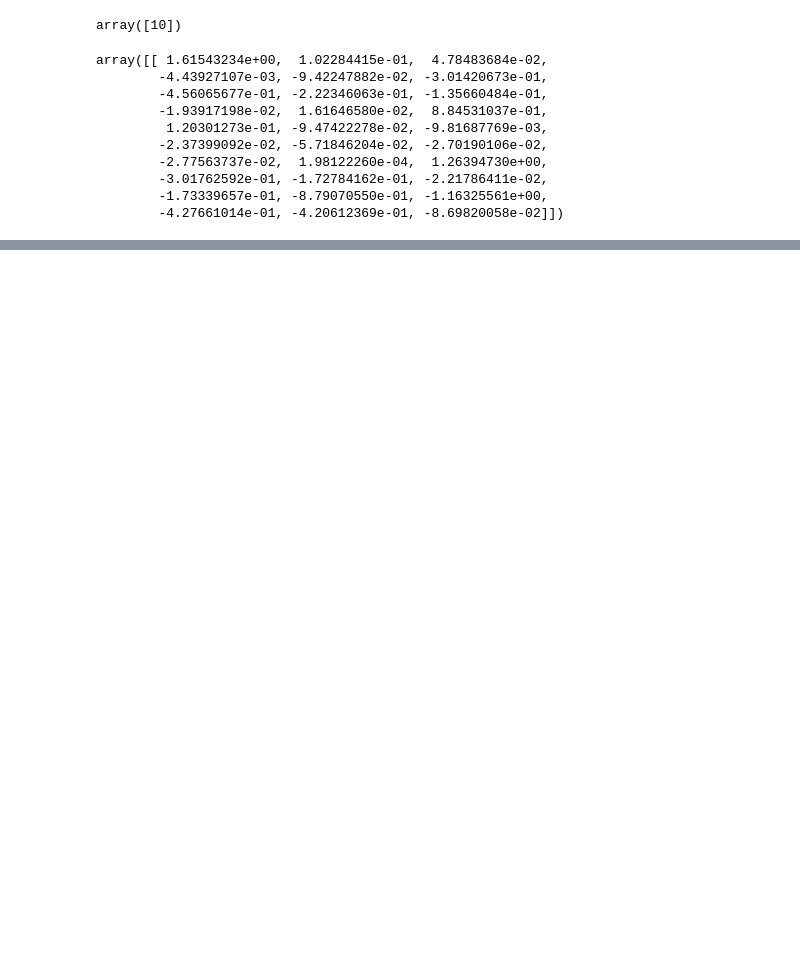
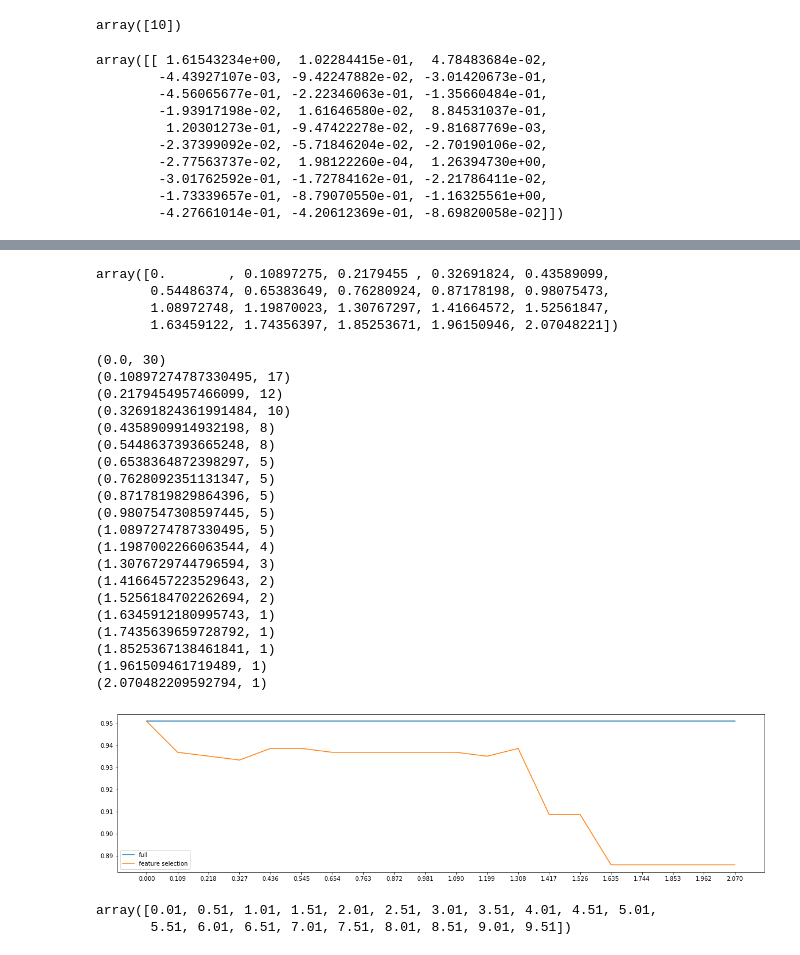
Before and after one commit to sunseayuy/sklearn-learning, a Jupyter notebook: 课堂05 sklearn中的逻辑回归/2 linear_model.LogisticRegression.ipynb, the cells around one changed output, grey strips where cells are left out. Saved outputs shown, nothing was run; the diff lists cells and outputs as text; code cells hidden in the pictures; blank space fills up the shorter version.

```diff
--- a/课堂05 sklearn中的逻辑回归/2 linear_model.LogisticRegression.ipynb
+++ b/课堂05 sklearn中的逻辑回归/2 linear_model.LogisticRegression.ipynb
@@ -61,0 +144,47 @@ array([[ 1.61543234e+00,  1.02284415e-01,  4.78483684e-02,
+# %%
+fullx = []
+fsx = []
+threshold = np.linspace(0,abs((LR_.fit(data.data,data.target).coef_)).max(),20)
+threshold
+# %% [output]
+array([0.        , 0.10897275, 0.2179455 , 0.32691824, 0.43589099,
+       0.54486374, 0.65383649, 0.76280924, 0.87178198, 0.98075473,
+       1.08972748, 1.19870023, 1.30767297, 1.41664572, 1.52561847,
+       1.63459122, 1.74356397, 1.85253671, 1.96150946, 2.07048221])
+# %%
+k=0
+for i in threshold:
+    X_embedded = SelectFromModel(LR_,threshold=i).fit_transform(data.data,data.target)
+    fullx.append(cross_val_score(LR_,data.data,data.target,cv=5).mean())
+    fsx.append(cross_val_score(LR_,X_embedded,data.target,cv=5).mean())
+    print((threshold[k],X_embedded.shape[1]))
+    k+=1
+
+plt.figure(figsize=(20,5))
+plt.plot(threshold,fullx,label="full")
+plt.plot(threshold,fsx,label="feature selection")
+plt.xticks(threshold)
+plt.legend()
+plt.show()
+# %% [output]
+(0.0, 30)
+(0.10897274787330495, 17)
+(0.2179454957466099, 12)
+(0.32691824361991484, 10)
+(0.4358909914932198, 8)
+(0.5448637393665248, 8)
+(0.6538364872398297, 5)
+(0.7628092351131347, 5)
+(0.8717819829864396, 5)
+(0.9807547308597445, 5)
+(1.0897274787330495, 5)
+(1.1987002266063544, 4)
+(1.3076729744796594, 3)
+(1.4166457223529643, 2)
+(1.5256184702262694, 2)
+(1.6345912180995743, 1)
+(1.7435639659728792, 1)
+(1.8525367138461841, 1)
+(1.961509461719489, 1)
+(2.070482209592794, 1)
+[figure, added]
@@ -61,0 +197,5 @@ array([[ 1.61543234e+00,  1.02284415e-01,  4.78483684e-02,
+# %%
+C
+# %% [output]
+array([0.01, 0.51, 1.01, 1.51, 2.01, 2.51, 3.01, 3.51, 4.01, 4.51, 5.01,
+       5.51, 6.01, 6.51, 7.01, 7.51, 8.01, 8.51, 9.01, 9.51])
```
Also changed, not shown: parts of 19 cells of this notebook.
